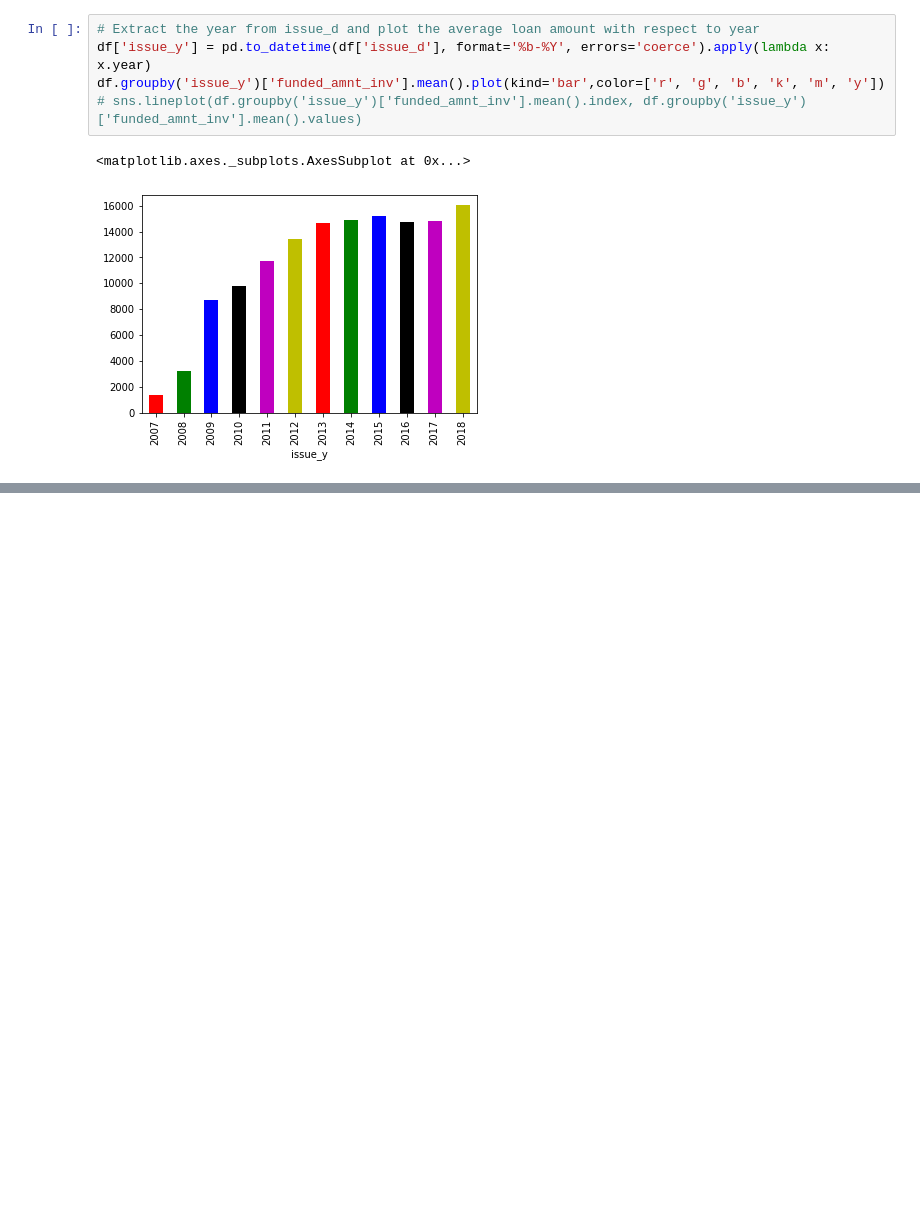
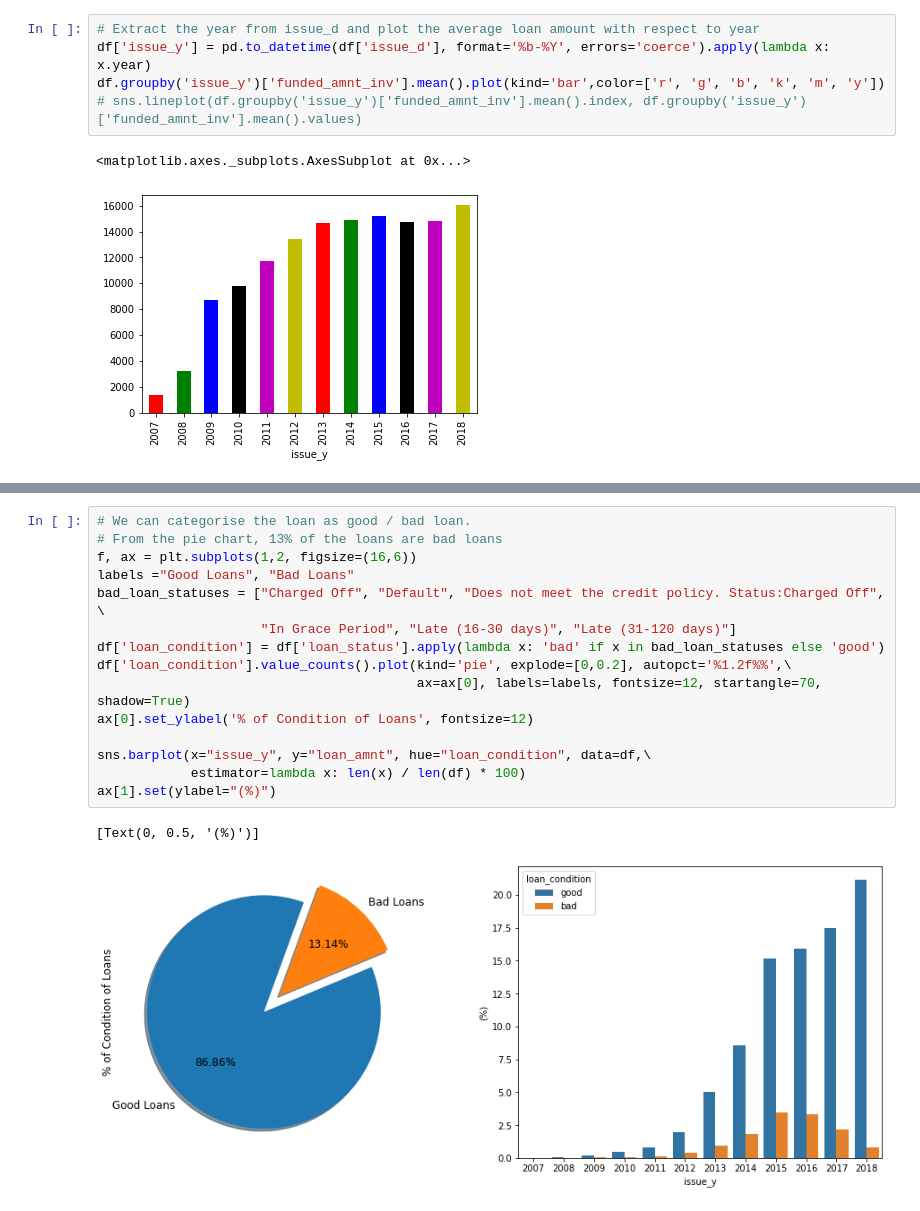
Before and after one commit to chihongtao91/loan_prediction, a Jupyter notebook: data_exploration.ipynb, the cells around one changed output, grey strips where cells are left out. Cells and saved outputs as stored; diff of their text form; blank space fills up the shorter version.

```diff
--- a/data_exploration.ipynb
+++ b/data_exploration.ipynb
@@ -89,0 +103,18 @@ df.groupby('issue_y')['funded_amnt_inv'].mean().plot(kind='bar',color=['r', 'g',
+# %%
+# We can categorise the loan as good / bad loan.
+# From the pie chart, 13% of the loans are bad loans
+f, ax = plt.subplots(1,2, figsize=(16,6))
+labels ="Good Loans", "Bad Loans"
+bad_loan_statuses = ["Charged Off", "Default", "Does not meet the credit policy. Status:Charged Off", \
+                     "In Grace Period", "Late (16-30 days)", "Late (31-120 days)"]
+df['loan_condition'] = df['loan_status'].apply(lambda x: 'bad' if x in bad_loan_statuses else 'good')
+df['loan_condition'].value_counts().plot(kind='pie', explode=[0,0.2], autopct='%1.2f%%',\
+                                         ax=ax[0], labels=labels, fontsize=12, startangle=70, shadow=True)
+ax[0].set_ylabel('% of Condition of Loans', fontsize=12)
+
+sns.barplot(x="issue_y", y="loan_amnt", hue="loan_condition", data=df,\
+            estimator=lambda x: len(x) / len(df) * 100)
+ax[1].set(ylabel="(%)")
+# %% [output]
+[Text(0, 0.5, '(%)')]
+[figure, added]
```
Also changed, not shown: parts of 20 cells of this notebook, 1 other file.
